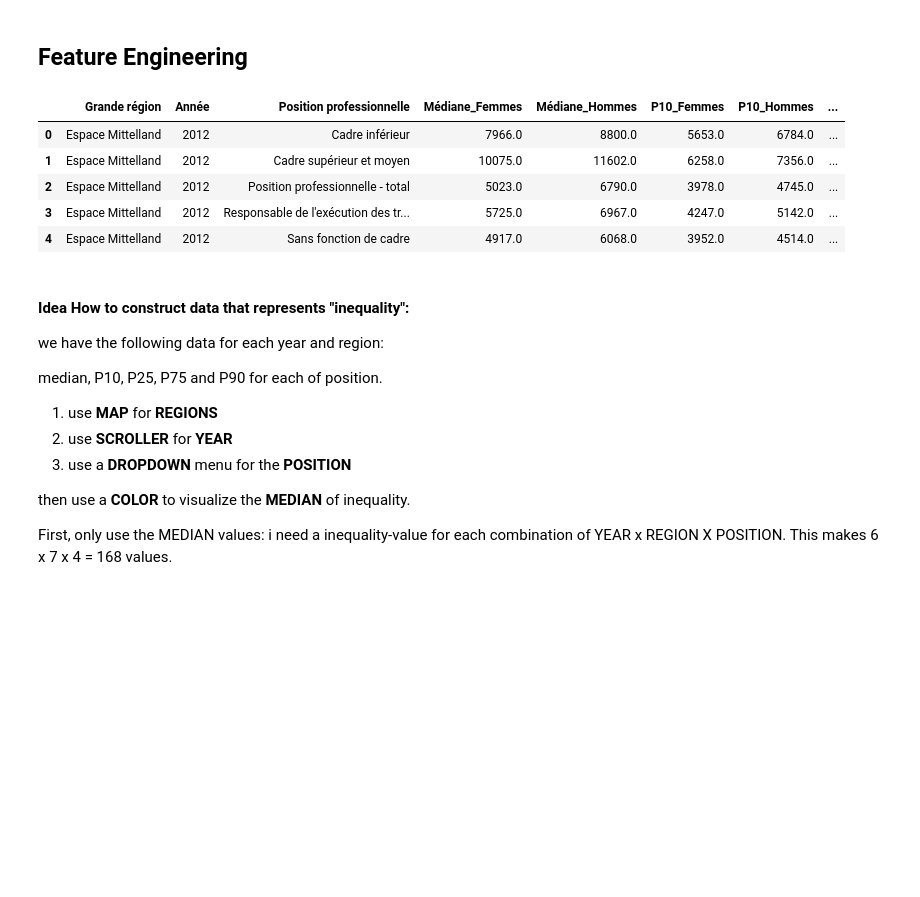
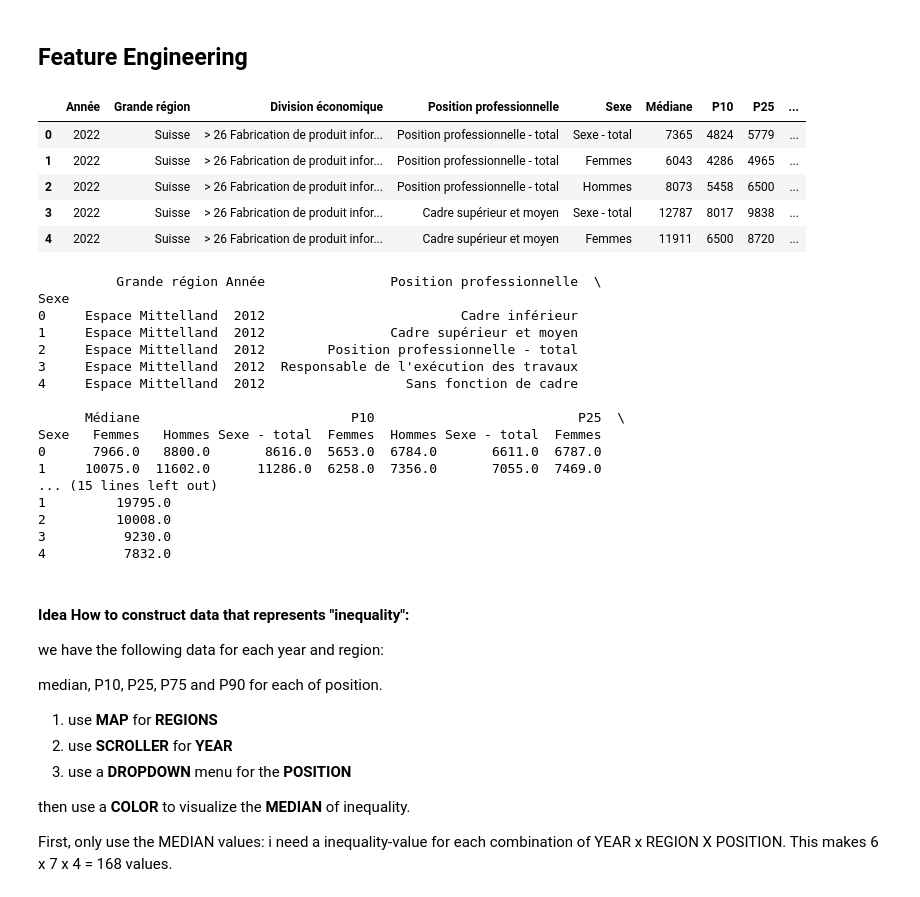
Before and after one commit to group-vi-project/vi-projet-inequality, a Jupyter notebook: notebooks/eda.ipynb, the cells around one changed output. Cells and saved outputs as stored; diff of their text form; code cells hidden in the pictures; blank space fills up the shorter version.

Commit message:
updated Data including Suisse-total and All-positions

```diff
--- a/notebooks/eda.ipynb
+++ b/notebooks/eda.ipynb
@@ -158,6 +138,14 @@ plt.show()
 # %%
 df26_columns = df26.columns.tolist()
 df26_columns = df26_columns[0:6]
+df26.head()
+# %% [output]
+|  | Année | Grande région | Division économique | Position professionnelle | Sexe | Médiane | P10 | P25 | ... |
+| 0 | 2022 | Suisse | > 26 Fabrication de produit infor... | Position professionnelle - total | Sexe - total | 7365 | 4824 | 5779 | ... |
+| 1 | 2022 | Suisse | > 26 Fabrication de produit infor... | Position professionnelle - total | Femmes | 6043 | 4286 | 4965 | ... |
+| 2 | 2022 | Suisse | > 26 Fabrication de produit infor... | Position professionnelle - total | Hommes | 8073 | 5458 | 6500 | ... |
+| 3 | 2022 | Suisse | > 26 Fabrication de produit infor... | Cadre supérieur et moyen | Sexe - total | 12787 | 8017 | 9838 | ... |
+| 4 | 2022 | Suisse | > 26 Fabrication de produit infor... | Cadre supérieur et moyen | Femmes | 11911 | 6500 | 8720 | ... |
 # %%
 # calculating inequality for each case
 # 1. find indexes i of all 'Femmes'
@@ -168,6 +156,8 @@ pivot_df26 = df26.pivot_table(
     columns='Sexe',    # take uniques from 'Sexe' as columns
     values=['Médiane', 'P10', 'P25', 'P75', 'P90']   # put values 'Médiane' form table into the new columns from 'Sexe'
 ).reset_index()
+print(pivot_df26.head())
+
 # Drop total-sex columns
 cols_to_drop = [
     ('Médiane', 'Sexe - total'),
@@ -177,6 +167,7 @@ cols_to_drop = [
     ('P90', 'Sexe - total')
 ]
 pivot_df26.drop(columns=cols_to_drop, inplace=True, errors='ignore')
+
 #pivot_df26['inequality_%'] = ((pivot_df26['Femmes'] / pivot_df26['Hommes']) * 100 - 100).round(2)
 
 # Compute inequality for each percentile (Femmes / Hommes - 1) * 100
@@ -186,16 +177,24 @@ for col in ['Médiane', 'P10', 'P25', 'P75', 'P90']:
     ineq_col = (f'Inequality_{col}', '%')
     pivot_df26[ineq_col] = ((pivot_df26[femmes_col] / pivot_df26[hommes_col]) * 100 - 100).round(2)
 pivot_df26.columns = ['_'.join(filter(None, col)).strip() for col in pivot_df26.columns.values]
-
-
-pivot_df26.head()
 # %% [output]
-|  | Grande région | Année | Position professionnelle | Médiane_Femmes | Médiane_Hommes | P10_Femmes | P10_Hommes | ... |
-| 0 | Espace Mittelland | 2012 | Cadre inférieur | 7966.0 | 8800.0 | 5653.0 | 6784.0 | ... |
-| 1 | Espace Mittelland | 2012 | Cadre supérieur et moyen | 10075.0 | 11602.0 | 6258.0 | 7356.0 | ... |
-| 2 | Espace Mittelland | 2012 | Position professionnelle - total | 5023.0 | 6790.0 | 3978.0 | 4745.0 | ... |
-| 3 | Espace Mittelland | 2012 | Responsable de l'exécution des tr... | 5725.0 | 6967.0 | 4247.0 | 5142.0 | ... |
-| 4 | Espace Mittelland | 2012 | Sans fonction de cadre | 4917.0 | 6068.0 | 3952.0 | 4514.0 | ... |
+          Grande région Année                Position professionnelle  \
+Sexe
+0     Espace Mittelland  2012                         Cadre inférieur
+1     Espace Mittelland  2012                Cadre supérieur et moyen
+2     Espace Mittelland  2012        Position professionnelle - total
+3     Espace Mittelland  2012  Responsable de l'exécution des travaux
+4     Espace Mittelland  2012                  Sans fonction de cadre
+
+      Médiane                           P10                          P25  \
+Sexe   Femmes   Hommes Sexe - total  Femmes  Hommes Sexe - total  Femmes
+0      7966.0   8800.0       8616.0  5653.0  6784.0       6611.0  6787.0
+1     10075.0  11602.0      11286.0  6258.0  7356.0       7055.0  7469.0
+... (15 lines left out)
+1         19795.0
+2         10008.0
+3          9230.0
+4          7832.0
 # %% [markdown]
 #### Idea How to construct data that represents "inequality":
 
```
Also changed, not shown: parts of 5 cells of this notebook, 1 other file.
